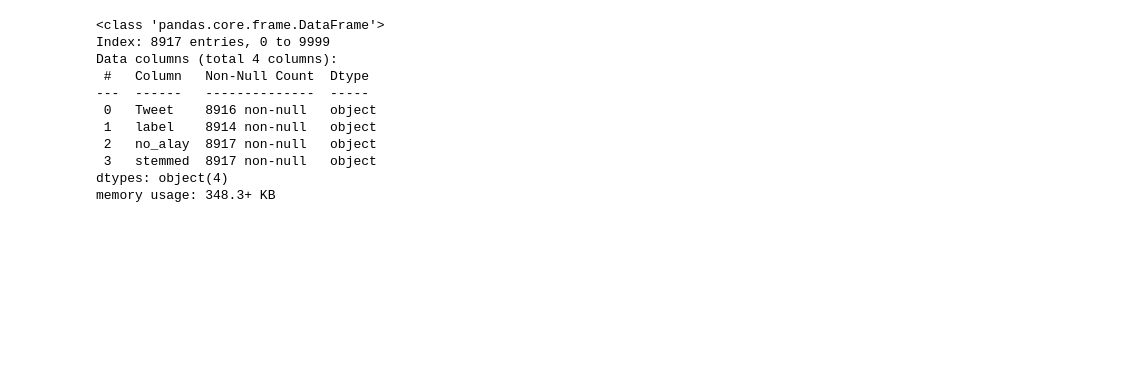
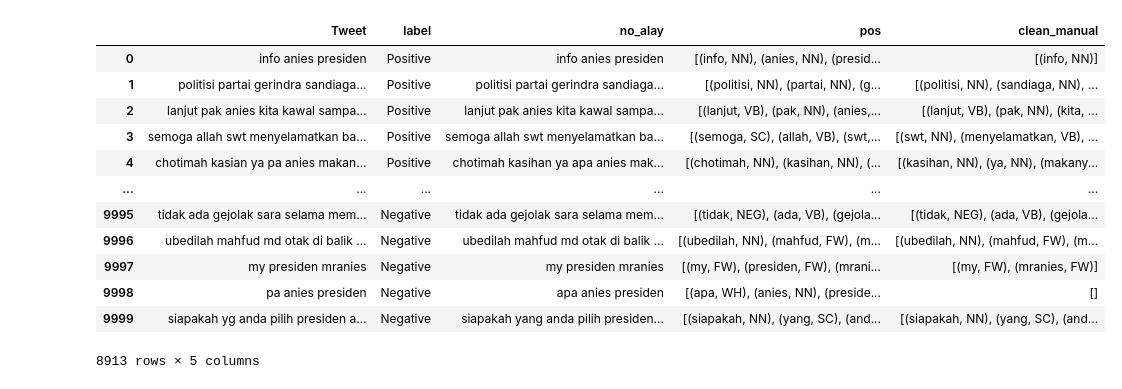
Before and after one commit to ghazafm/twitter-sentiment-analysis, a Jupyter notebook: preprocessing/Training/preprocessing/preprocessing.ipynb, the cells around one changed output. Saved outputs shown, nothing was run; the diff lists cells and outputs as text; code cells hidden in the pictures; blank space fills up the shorter version.

```diff
--- a/preprocessing/Training/preprocessing/preprocessing.ipynb
+++ b/preprocessing/Training/preprocessing/preprocessing.ipynb
@@ -56,3 +56,11 @@ df_ganjar['no_alay'] = df_ganjar['Tweet'].apply(clear_alay)
+# %%
+tokenize_anis = df_anis['no_alay'].apply(tokenizer)
+tokenize_prabowo = df_prabowo['no_alay'].apply(tokenizer)
+tokenize_ganjar = df_ganjar['no_alay'].apply(tokenizer)
+# %%
+df_anis['pos'] = ct.tag_sents(tokenize_anis)
+df_prabowo['pos'] = ct.tag_sents(tokenize_prabowo)
+df_ganjar['pos'] = ct.tag_sents(tokenize_ganjar)
 # %%
 double_meaning = [
     'jadi', 'menjadi', 'bapak', 'kalau', 'rakyat', 'siapa',
@@ -63,41 +71,44 @@ double_meaning = [
     'pilih', 'pemilihan', 'terpilih', 'survei', 'survey', 'pemilu', 'terkait', 'fahnoor',
     'nan', 'calon', 'pilpres', 'resmi', 'cocok', 'politik', 'ribuan', 'ratusan', 'nama','maju',
     'hut', 'dapat', 'semoga', 'beliau', 'besar', 'makin', 'layak', 'partai', 'mendukung', 'dukung',
-    'dukungan', 'gubernur', 'masyarakat', 'warga'
+    'dukungan', 'gubernur', 'masyarakat', 'warga','presiden','ri','inismyname','pilpres','nan','calon','indonesia','survei','survey','pemilu'
 ]
 
 name = [
     'inismyname', 'indonesia', 'rosiade', 'joko', 'jokowi', 'widodo', 'ridwan', 'kamil', 'rosiade',
     'thohir', 'mujani', 'erick', 'saiful', 'chotimah', 'ahy', 'bukan', 'aniesahy', 'ahmad',
     'pks', 'pdip', 'jawa', 'puan', 'maharani', 'pan', 'jateng', 'tengah', 'megawati', 'ppp',
-    'rasyid', 'gerindra', 'nasdem', 'demokrat', 'pkb', 'allah' #maaffff
+    'rasyid', 'gerindra', 'nasdem', 'demokrat', 'pkb', 'allah', #maaffff,
+    'anis', 'anies', 'baswedan', 'prabowo', 'subianto', 'ganjar', 'pranowo','fahnoor',
 ]
 
 def clean_manual(content):
-    clean = str(content).lower()
-    clean = clean.split()
-    clean = [word for word in clean if not word in double_meaning]
-    clean = [word for word in clean if not word in name]
-    clean = ' '.join(clean)
-    return clean
+    temp = []
+    for tup in content:
+        if tup[0] in double_meaning or tup[0] in name:
+            continue
+        temp.append(tup)
+    return temp
 # %%
-df_anis['stemmed'] = df_anis['no_alay'].apply(clean_manual)
-df_prabowo['stemmed'] = df_prabowo['no_alay'].apply(clean_manual)
-df_ganjar['stemmed'] = df_ganjar['no_alay'].apply(clean_manual)
+df_anis['clean_manual'] = df_anis['pos'].apply(clean_manual)
+df_prabowo['clean_manual'] = df_prabowo['pos'].apply(clean_manual)
+df_ganjar['clean_manual'] = df_ganjar['pos'].apply(clean_manual)
 # %%
-df_anis.info()
+df_anis
 # %% [output]
+|  | Tweet | label | no_alay | pos | clean_manual |
+| 0 | info anies presiden | Positive | info anies presiden | [(info, NN), (anies, NN), (presid... | [(info, NN)] |
+| 1 | politisi partai gerindra sandiaga... | Positive | politisi partai gerindra sandiaga... | [(politisi, NN), (partai, NN), (g... | [(politisi, NN), (sandiaga, NN), ... |
+| 2 | lanjut pak anies kita kawal sampa... | Positive | lanjut pak anies kita kawal sampa... | [(lanjut, VB), (pak, NN), (anies,... | [(lanjut, VB), (pak, NN), (kita, ... |
+| 3 | semoga allah swt menyelamatkan ba... | Positive | semoga allah swt menyelamatkan ba... | [(semoga, SC), (allah, VB), (swt,... | [(swt, NN), (menyelamatkan, VB), ... |
+| 4 | chotimah kasian ya pa anies makan... | Positive | chotimah kasihan ya apa anies mak... | [(chotimah, NN), (kasihan, NN), (... | [(kasihan, NN), (ya, NN), (makany... |
+| ... | ... | ... | ... | ... | ... |
+| 9995 | tidak ada gejolak sara selama mem... | Negative | tidak ada gejolak sara selama mem... | [(tidak, NEG), (ada, VB), (gejola... | [(tidak, NEG), (ada, VB), (gejola... |
+| 9996 | ubedilah mahfud md otak di balik ... | Negative | ubedilah mahfud md otak di balik ... | [(ubedilah, NN), (mahfud, FW), (m... | [(ubedilah, NN), (mahfud, FW), (m... |
+| 9997 | my presiden mranies | Negative | my presiden mranies | [(my, FW), (presiden, FW), (mrani... | [(my, FW), (mranies, FW)] |
+| 9998 | pa anies presiden | Negative | apa anies presiden | [(apa, WH), (anies, NN), (preside... | [] |
+| 9999 | siapakah yg anda pilih presiden a... | Negative | siapakah yang anda pilih presiden... | [(siapakah, NN), (yang, SC), (and... | [(siapakah, NN), (yang, SC), (and... |
-<class 'pandas.core.frame.DataFrame'>
-Index: 8917 entries, 0 to 9999
-Data columns (total 4 columns):
- #   Column   Non-Null Count  Dtype
----  ------   --------------  -----
- 0   Tweet    8916 non-null   object
- 1   label    8914 non-null   object
- 2   no_alay  8917 non-null   object
- 3   stemmed  8917 non-null   object
-dtypes: object(4)
-memory usage: 348.3+ KB
+8913 rows × 5 columns
 # %%
 factory = StemmerFactory()
 stemmer = factory.create_stemmer()
```
Also changed, not shown: parts of 19 cells of this notebook, 8 other files.
